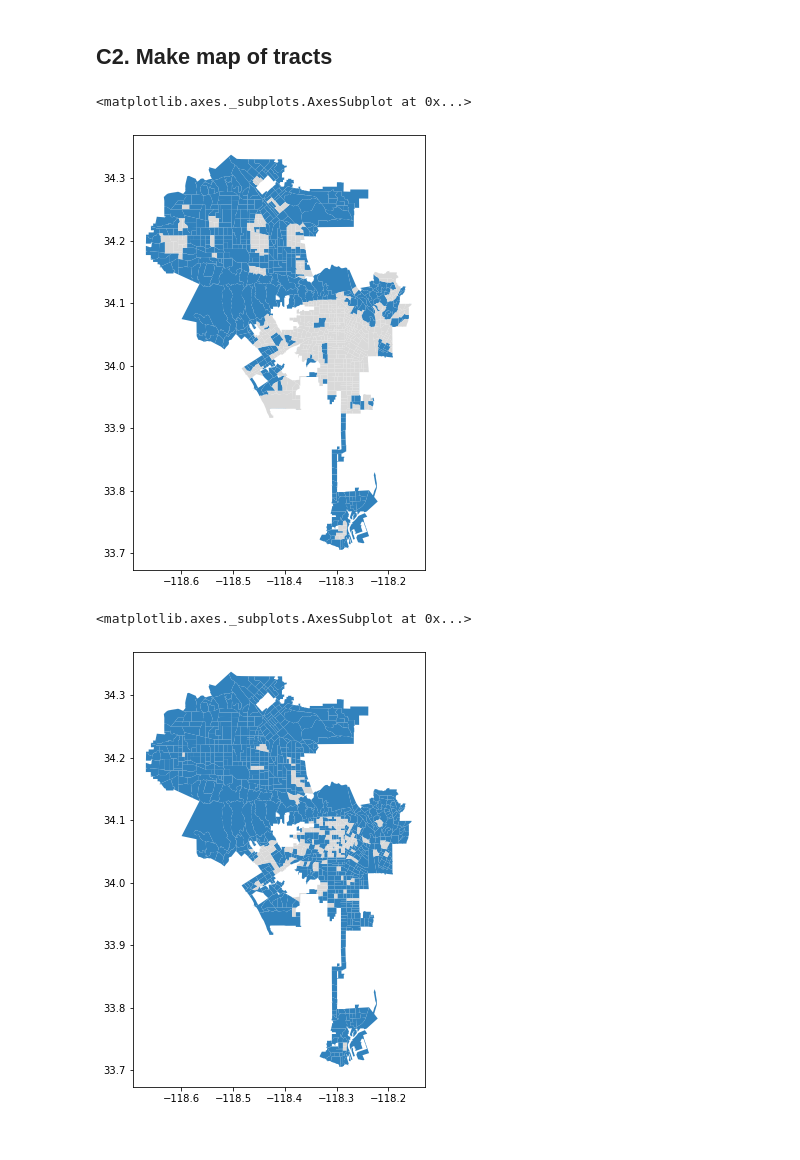
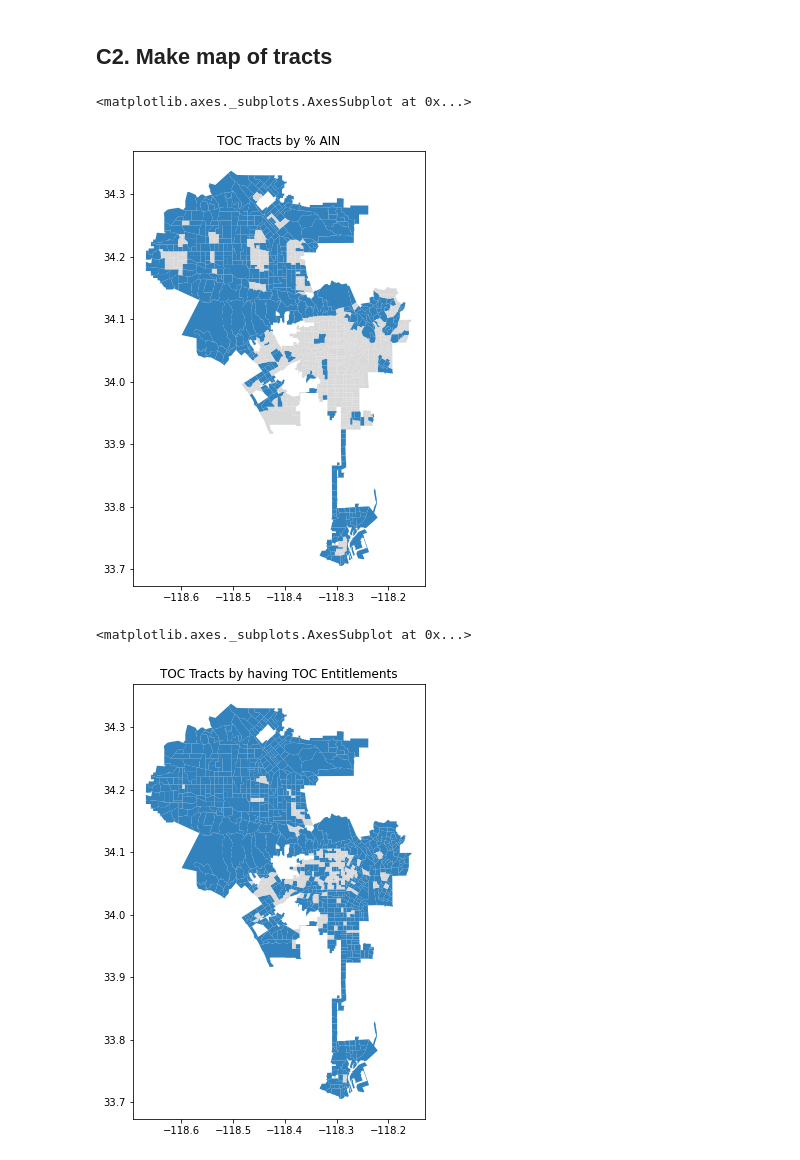
Before and after one commit to CityOfLosAngeles/planning-entitlements, a Jupyter notebook: notebooks/07-toc-census-stats.ipynb, the cells around one changed output. Drawn from its saved outputs; the diff is of its cells as text; code cells hidden in the pictures.

```diff
--- a/notebooks/07-toc-census-stats.ipynb
+++ b/notebooks/07-toc-census-stats.ipynb
@@ -263,16 +263,24 @@ def set_groups(df):
         toc_AIN = 0
         toc_area = 0
         toc_ENT = 0
+        toc_ENT_group = 0
 
         if (row.in_tier == 1) & (row.pct_AIN >= cutoff_AIN):
             toc_AIN = 1
         if (row.in_tier == 1) & (row.pct_area >= cutoff_area):
             toc_area = 1
-        if (row.num_TOC > 0):
+        if row.num_TOC > 0:
             toc_ENT = 1
 
-        return pd.Series([toc_AIN, toc_area, toc_ENT],
-                         index=['toc_AIN', 'toc_area', 'toc_ENT'])
+            if row.num_TOC <= 5:
+                toc_ENT_group = 1
+            if (row.num_TOC > 5) and (row.num_TOC <= 10):
+                toc_ENT_group = 2
+            if row.num_TOC > 10:
+                toc_ENT_group = 3
+
+        return pd.Series([toc_AIN, toc_area, toc_ENT, toc_ENT_group],
+                         index=['toc_AIN', 'toc_area', 'toc_ENT', 'toc_ENT_group'])
 
     with_cutoffs = df.apply(set_cutoffs, axis=1)
 
@@ -428,16 +481,16 @@ writer.save()
 # %%
 # By AIN
 fig, ax = plt.subplots(figsize=(8,8))
-
+ax.set_title("TOC Tracts by % AIN")
 final.plot(column="toc_AIN", ax=ax, cmap = "tab20c", legend=False)
 # %% [output]
 <matplotlib.axes._subplots.AxesSubplot at 0x...>
-[figure, old version]
+[figure, new version]
 # %%
 # By TOC ENT
 fig, ax = plt.subplots(figsize=(8,8))
-
+ax.set_title("TOC Tracts by having TOC Entitlements")
 final.plot(column="toc_ENT", ax=ax, cmap = "tab20c", legend=False)
 # %% [output]
 <matplotlib.axes._subplots.AxesSubplot at 0x...>
-[figure, old version]
+[figure, new version]
```
Also changed, not shown: parts of 12 cells of this notebook.
